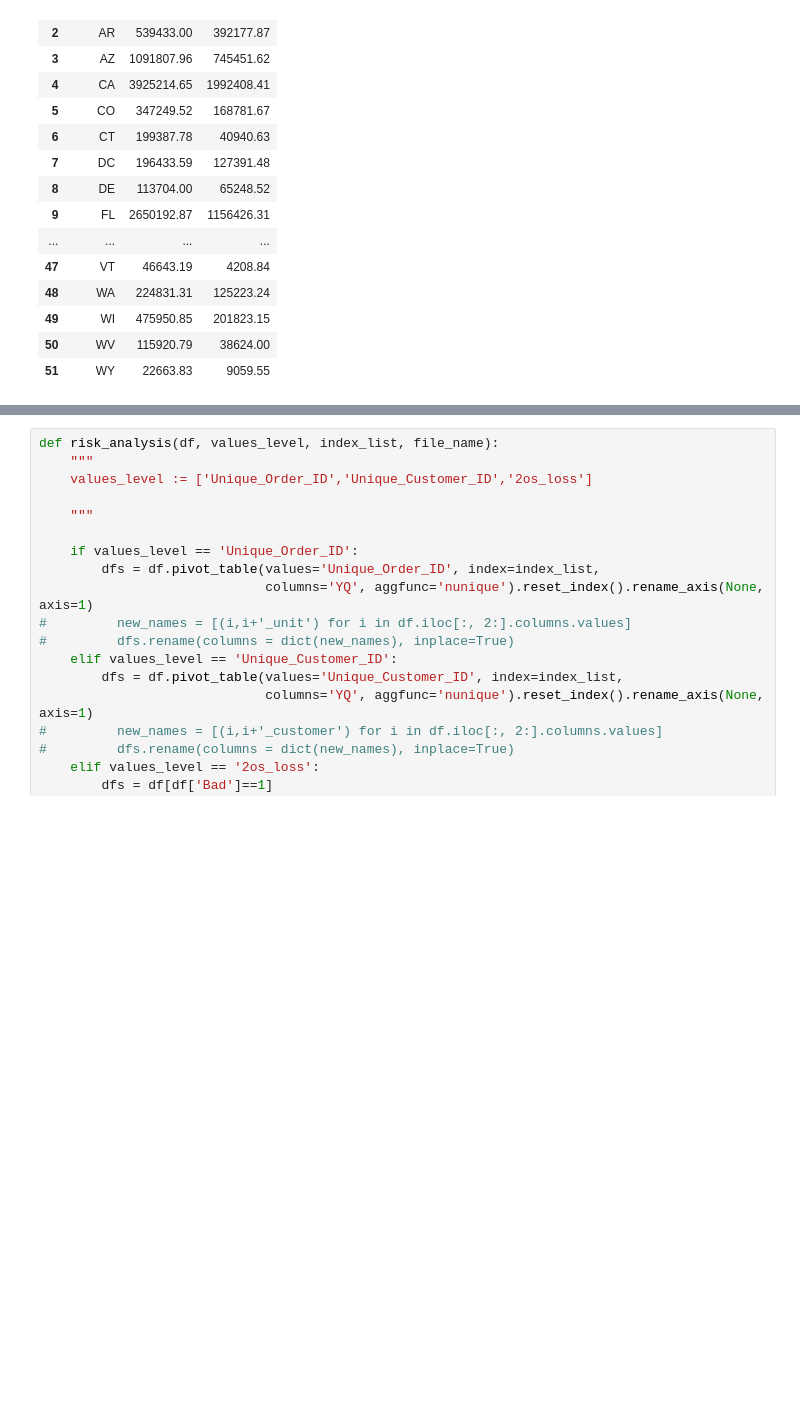
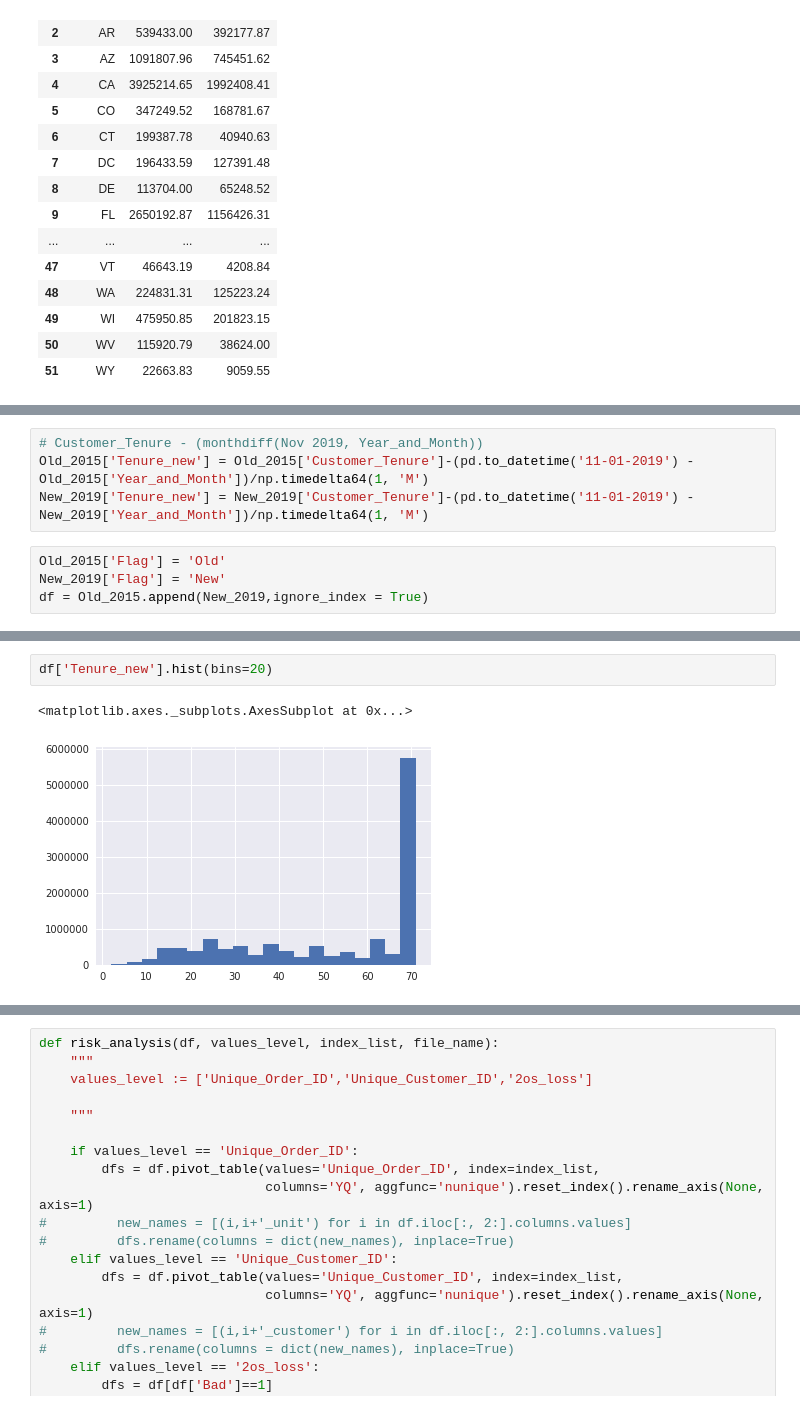
Before and after one commit to XuetingS/PP, a Jupyter notebook: src/Risk Break Down.ipynb, the cells around one changed output, grey strips where cells are left out. Cells and saved outputs as stored; diff of their text form; blank space fills up the shorter version.

```diff
--- a/src/Risk Break Down.ipynb
+++ b/src/Risk Break Down.ipynb
@@ -999,0 +1008,8 @@ geo_loss
+# %%
+# Customer_Tenure - (monthdiff(Nov 2019, Year_and_Month))
+Old_2015['Tenure_new'] = Old_2015['Customer_Tenure']-(pd.to_datetime('11-01-2019') - Old_2015['Year_and_Month'])/np.timedelta64(1, 'M')
+New_2019['Tenure_new'] = New_2019['Customer_Tenure']-(pd.to_datetime('11-01-2019') - New_2019['Year_and_Month'])/np.timedelta64(1, 'M')
+# %%
+Old_2015['Flag'] = 'Old'
+New_2019['Flag'] = 'New'
+df = Old_2015.append(New_2019,ignore_index = True)
@@ -999,0 +1037,5 @@ geo_loss
+# %%
+df['Tenure_new'].hist(bins=20)
+# %% [output]
+<matplotlib.axes._subplots.AxesSubplot at 0x...>
+[figure, added]
```
Also changed, not shown: parts of 51 cells of this notebook.
